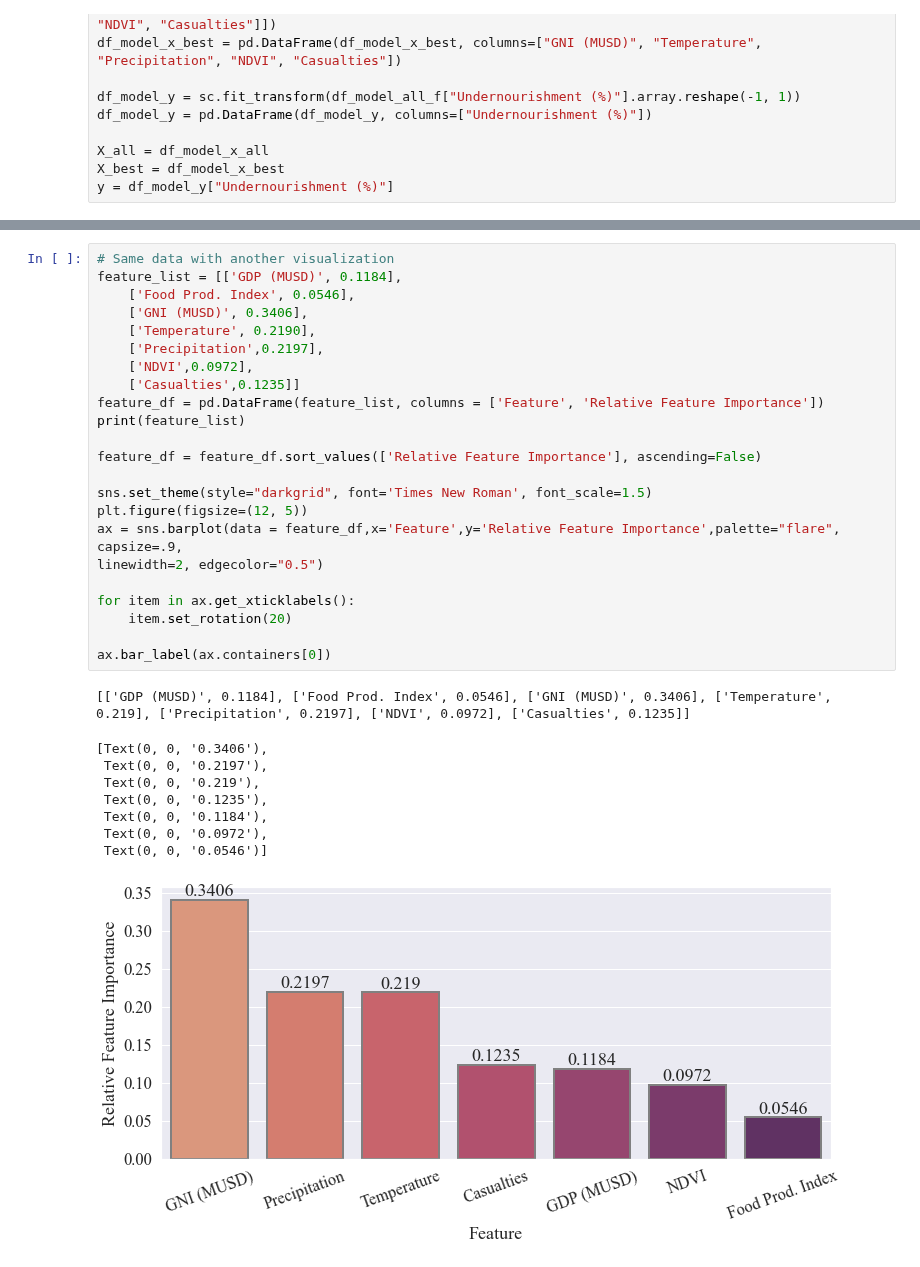
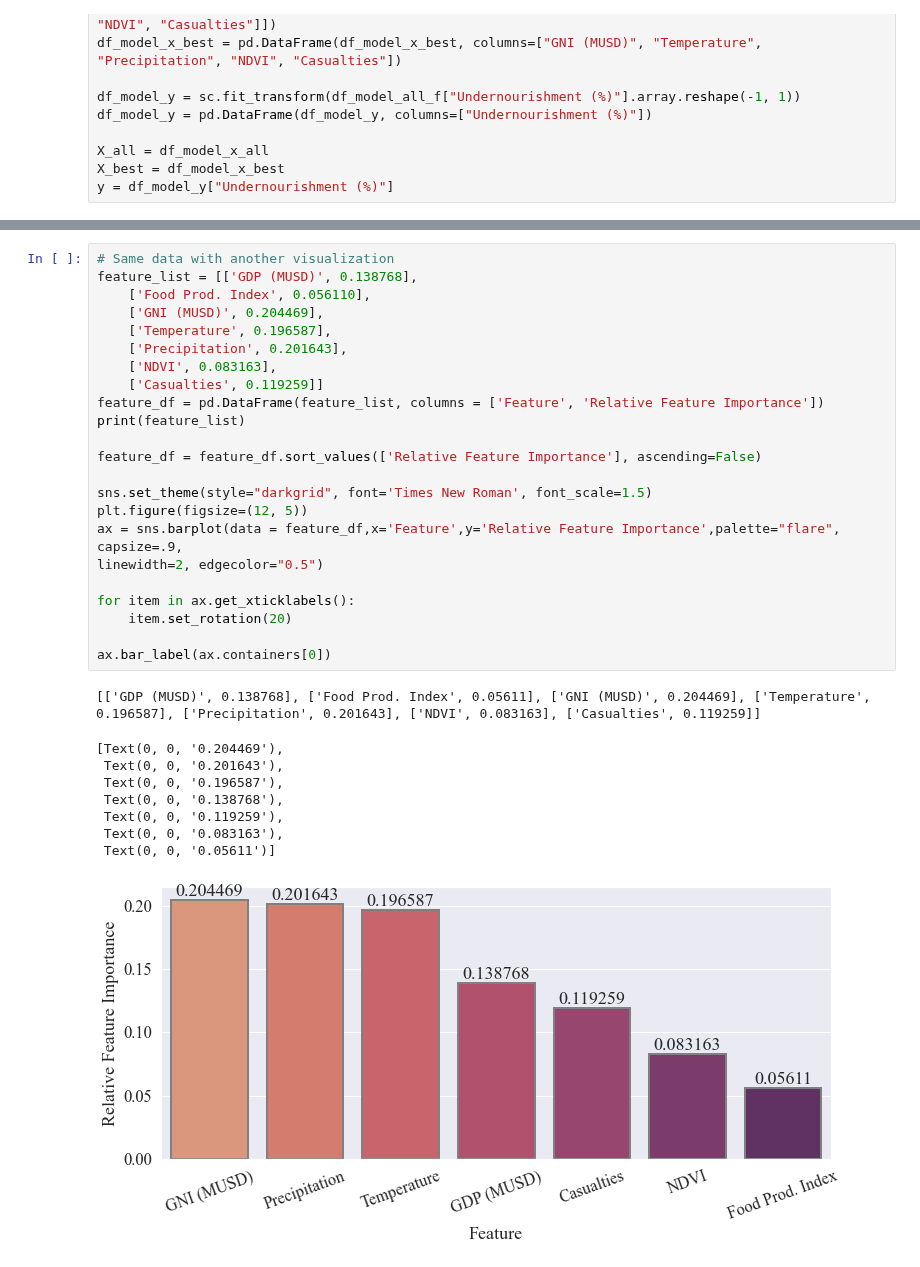
Before and after one commit to sonic171717/undernourishment_prediction, a Jupyter notebook: Models/eda_future_year_pred.ipynb, the cells around one changed output, grey strips where cells are left out. Cells and saved outputs as stored; diff of their text form.

```diff
--- a/Models/eda_future_year_pred.ipynb
+++ b/Models/eda_future_year_pred.ipynb
@@ -63,36 +74,36 @@ plt.show()
 # %%
 # Same data with another visualization
-feature_list = [['GDP (MUSD)', 0.1184],
-    ['Food Prod. Index', 0.0546],
-    ['GNI (MUSD)', 0.3406],
-    ['Temperature', 0.2190],
-    ['Precipitation',0.2197],
-    ['NDVI',0.0972],
-    ['Casualties',0.1235]]
+feature_list = [['GDP (MUSD)', 0.138768],
+    ['Food Prod. Index', 0.056110],
+    ['GNI (MUSD)', 0.204469],
+    ['Temperature', 0.196587],
+    ['Precipitation', 0.201643],
+    ['NDVI', 0.083163],
+    ['Casualties', 0.119259]]
 feature_df = pd.DataFrame(feature_list, columns = ['Feature', 'Relative Feature Importance'])
 print(feature_list)
 
 feature_df = feature_df.sort_values(['Relative Feature Importance'], ascending=False)
 
 sns.set_theme(style="darkgrid", font='Times New Roman', font_scale=1.5)
 plt.figure(figsize=(12, 5))
 ax = sns.barplot(data = feature_df,x='Feature',y='Relative Feature Importance',palette="flare", capsize=.9,
 linewidth=2, edgecolor="0.5")
 
 for item in ax.get_xticklabels():
     item.set_rotation(20)
 
 ax.bar_label(ax.containers[0])
 # %% [output]
-[['GDP (MUSD)', 0.1184], ['Food Prod. Index', 0.0546], ['GNI (MUSD)', 0.3406], ['Temperature', 0.219], ['Precipitation', 0.2197], ['NDVI', 0.0972], ['Casualties', 0.1235]]
+[['GDP (MUSD)', 0.138768], ['Food Prod. Index', 0.05611], ['GNI (MUSD)', 0.204469], ['Temperature', 0.196587], ['Precipitation', 0.201643], ['NDVI', 0.083163], ['Casualties', 0.119259]]
-[Text(0, 0, '0.3406'),
- Text(0, 0, '0.2197'),
- Text(0, 0, '0.219'),
- Text(0, 0, '0.1235'),
- Text(0, 0, '0.1184'),
- Text(0, 0, '0.0972'),
- Text(0, 0, '0.0546')]
+[Text(0, 0, '0.204469'),
+ Text(0, 0, '0.201643'),
+ Text(0, 0, '0.196587'),
+ Text(0, 0, '0.138768'),
+ Text(0, 0, '0.119259'),
+ Text(0, 0, '0.083163'),
+ Text(0, 0, '0.05611')]
-[figure, old version]
+[figure, new version]
 # %%
 # feature importances in the model later used (excluding GDP and Food Production Index)
 model = RandomForestRegressor()
```
Also changed, not shown: parts of 7 cells of this notebook.
